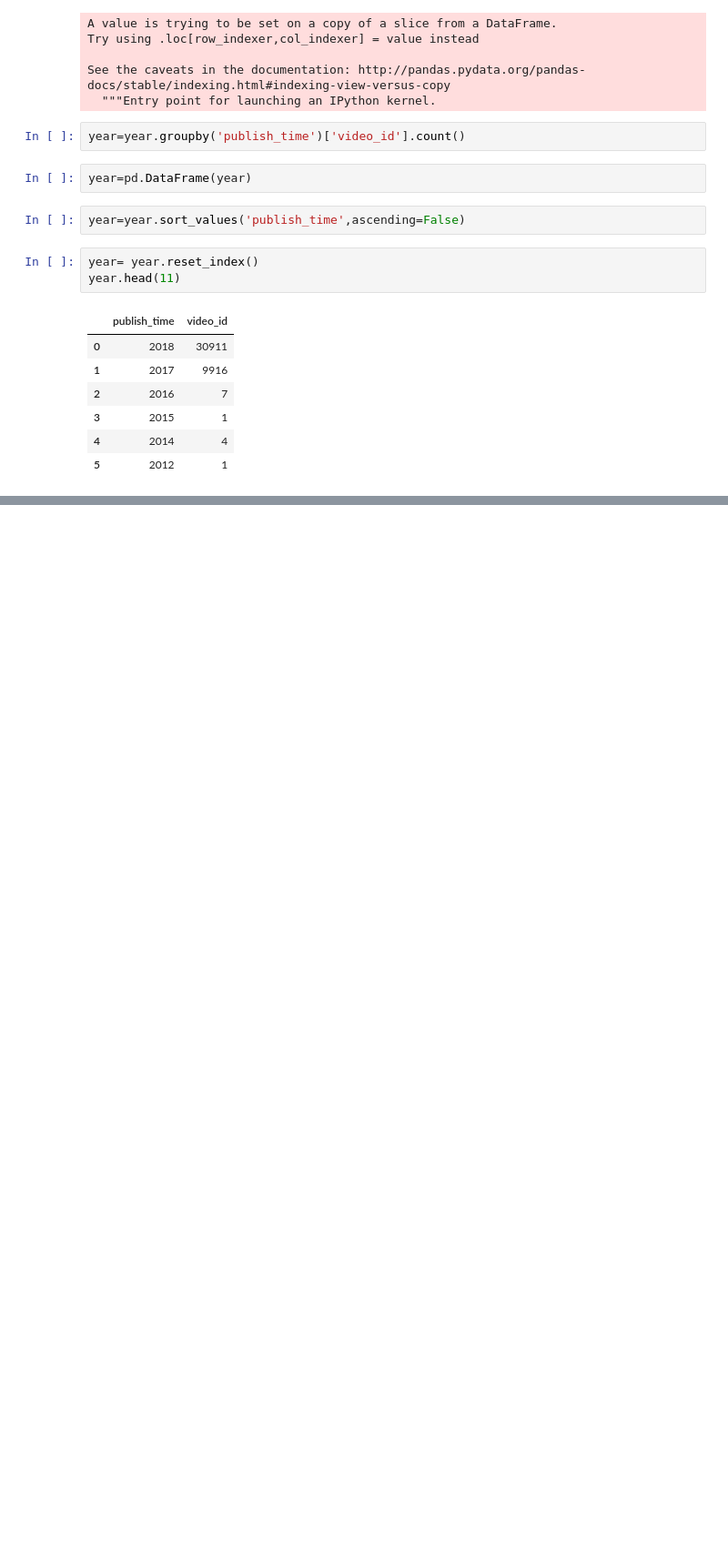
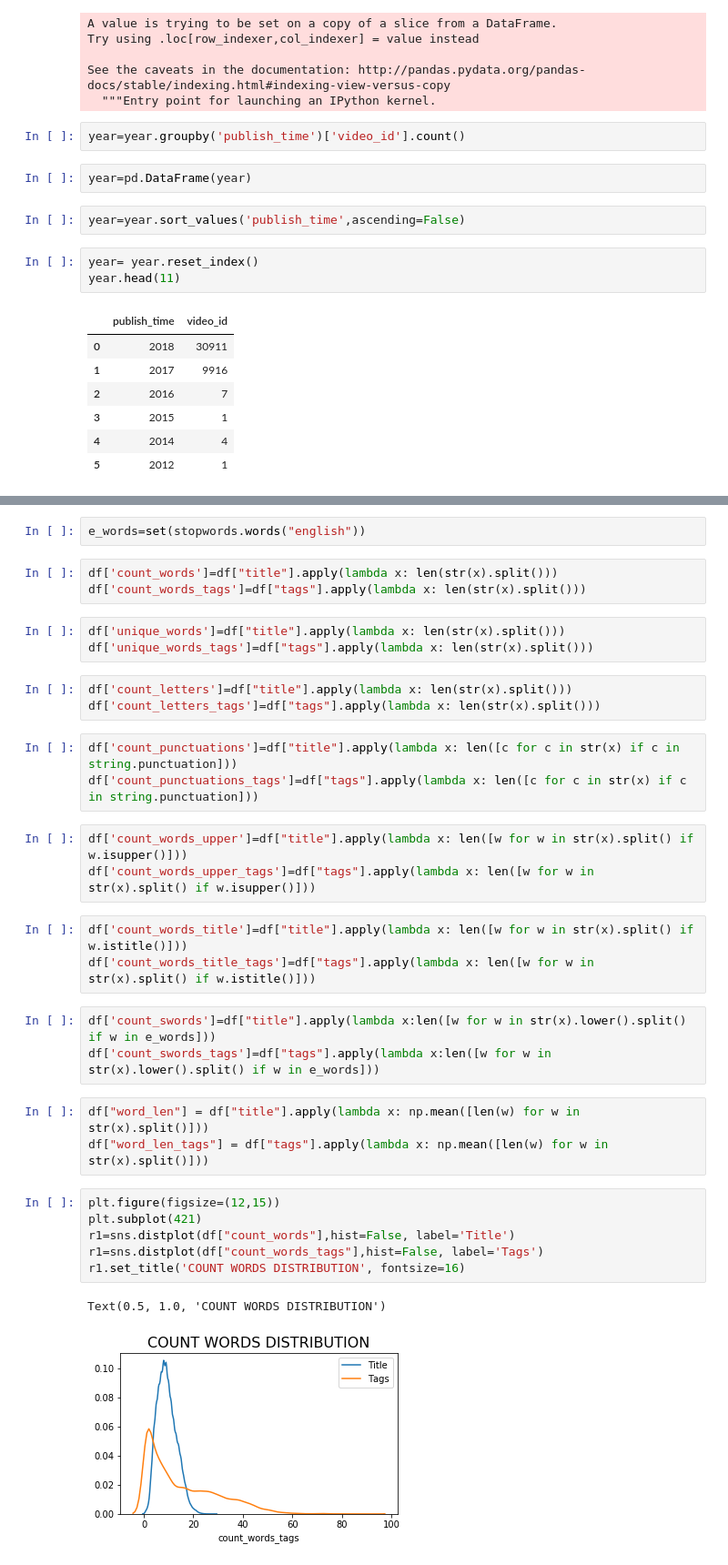
Before and after one commit to JinalRamolia/video-trending-analysis, a Jupyter notebook: youtube.ipynb, the cells around one changed output, grey strips where cells are left out. Shown at 91% size. Saved outputs shown, nothing was run; the diff lists cells and outputs as text; blank space fills up the shorter version.

```diff
--- a/youtube.ipynb
+++ b/youtube.ipynb
@@ -400,0 +412,35 @@ year.head(11)
+# %%
+e_words=set(stopwords.words("english"))
+# %%
+df['count_words']=df["title"].apply(lambda x: len(str(x).split()))
+df['count_words_tags']=df["tags"].apply(lambda x: len(str(x).split()))
+# %%
+df['unique_words']=df["title"].apply(lambda x: len(str(x).split()))
+df['unique_words_tags']=df["tags"].apply(lambda x: len(str(x).split()))
+# %%
+df['count_letters']=df["title"].apply(lambda x: len(str(x).split()))
+df['count_letters_tags']=df["tags"].apply(lambda x: len(str(x).split()))
+# %%
+df['count_punctuations']=df["title"].apply(lambda x: len([c for c in str(x) if c in string.punctuation]))
+df['count_punctuations_tags']=df["tags"].apply(lambda x: len([c for c in str(x) if c in string.punctuation]))
+# %%
+df['count_words_upper']=df["title"].apply(lambda x: len([w for w in str(x).split() if w.isupper()]))
+df['count_words_upper_tags']=df["tags"].apply(lambda x: len([w for w in str(x).split() if w.isupper()]))
+# %%
+df['count_words_title']=df["title"].apply(lambda x: len([w for w in str(x).split() if w.istitle()]))
+df['count_words_title_tags']=df["tags"].apply(lambda x: len([w for w in str(x).split() if w.istitle()]))
+# %%
+df['count_swords']=df["title"].apply(lambda x:len([w for w in str(x).lower().split() if w in e_words]))
+df['count_swords_tags']=df["tags"].apply(lambda x:len([w for w in str(x).lower().split() if w in e_words]))
+# %%
+df["word_len"] = df["title"].apply(lambda x: np.mean([len(w) for w in str(x).split()]))
+df["word_len_tags"] = df["tags"].apply(lambda x: np.mean([len(w) for w in str(x).split()]))
+# %%
+plt.figure(figsize=(12,15))
+plt.subplot(421)
+r1=sns.distplot(df["count_words"],hist=False, label='Title')
+r1=sns.distplot(df["count_words_tags"],hist=False, label='Tags')
+r1.set_title('COUNT WORDS DISTRIBUTION', fontsize=16)
+# %% [output]
+Text(0.5, 1.0, 'COUNT WORDS DISTRIBUTION')
+[figure, added]
```
Also changed, not shown: parts of 23 cells of this notebook.
